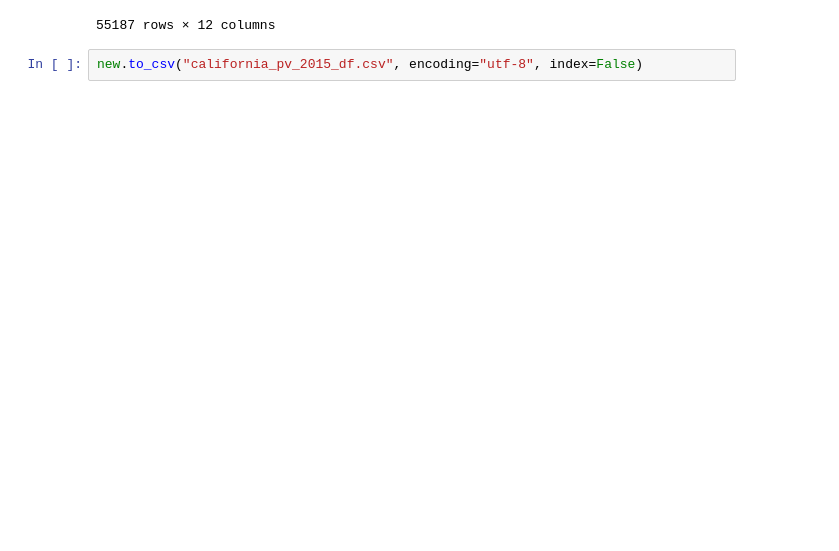
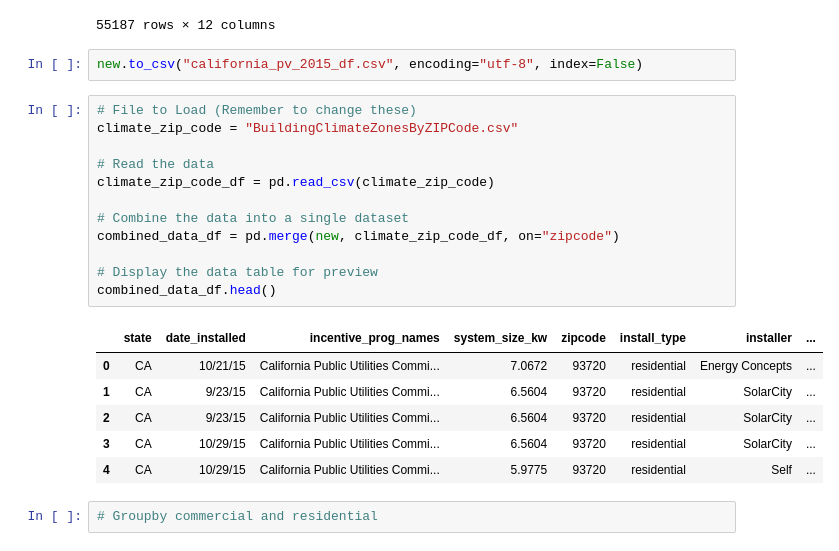
Before and after one commit to dylanmkaiser/Project1, a Jupyter notebook: open_pv_california_2015.ipynb, the cells around one changed output. Saved outputs shown, nothing was run; the diff lists cells and outputs as text; blank space fills up the shorter version.

Commit message:
Dylan commit beginning of class Tuesday

```diff
--- a/open_pv_california_2015.ipynb
+++ b/open_pv_california_2015.ipynb
@@ -50,3 +50,24 @@ new
 55187 rows × 12 columns
 # %%
 new.to_csv("california_pv_2015_df.csv", encoding="utf-8", index=False)
+# %%
+# File to Load (Remember to change these)
+climate_zip_code = "BuildingClimateZonesByZIPCode.csv"
+
+# Read the data
+climate_zip_code_df = pd.read_csv(climate_zip_code)
+
+# Combine the data into a single dataset
+combined_data_df = pd.merge(new, climate_zip_code_df, on="zipcode")
+
+# Display the data table for preview
+combined_data_df.head()
+# %% [output]
+|  | state | date_installed | incentive_prog_names | system_size_kw | zipcode | install_type | installer | ... |
+| 0 | CA | 10/21/15 | California Public Utilities Commi... | 7.0672 | 93720 | residential | Energy Concepts | ... |
+| 1 | CA | 9/23/15 | California Public Utilities Commi... | 6.5604 | 93720 | residential | SolarCity | ... |
+| 2 | CA | 9/23/15 | California Public Utilities Commi... | 6.5604 | 93720 | residential | SolarCity | ... |
+| 3 | CA | 10/29/15 | California Public Utilities Commi... | 6.5604 | 93720 | residential | SolarCity | ... |
+| 4 | CA | 10/29/15 | California Public Utilities Commi... | 5.9775 | 93720 | residential | Self | ... |
+# %%
+# Groupby commercial and residential
```
Also changed, not shown: parts of 5 cells of this notebook.
